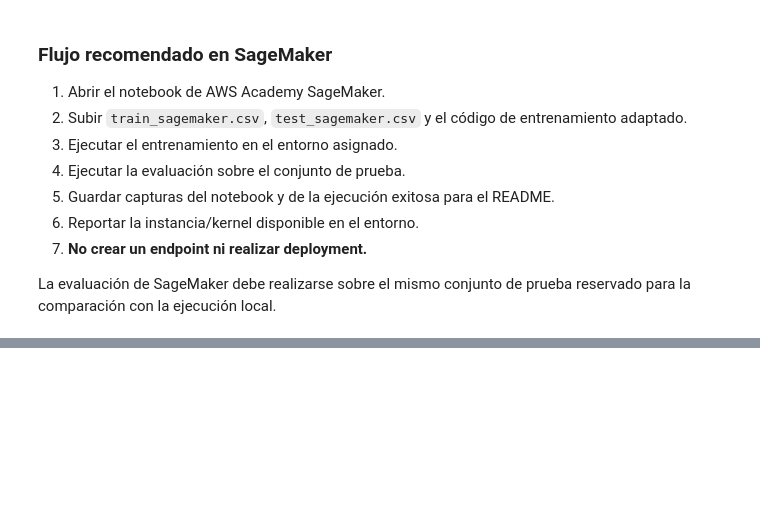
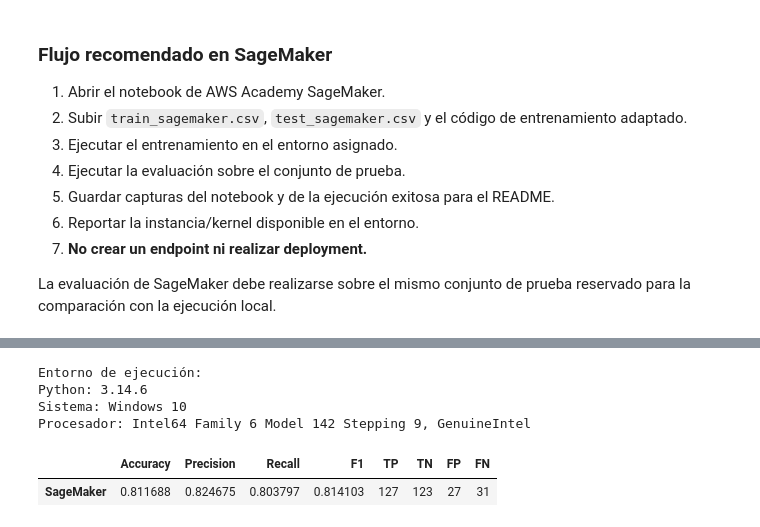
Before and after one commit to Carlos-Avellaneda-2/Heart-Disease-Risk-Prediction, a Jupyter notebook: heart_disease_lr_analysis.ipynb, the cells around one changed output, grey strips where cells are left out. Drawn from its saved outputs; the diff is of its cells as text; code cells hidden in the pictures; blank space fills up the shorter version.

```diff
--- a/heart_disease_lr_analysis.ipynb
+++ b/heart_disease_lr_analysis.ipynb
@@ -856,13 +862,26 @@ El siguiente bloque puede reutilizarse en el notebook de SageMaker después de e
 # %%
-# Ejemplo de evaluación dentro de SageMaker:
-#
-# test_data = pd.read_csv("test_sagemaker.csv", header=None)
-# y_test_sm = test_data.iloc[:, 0].to_numpy(dtype=float)
-# X_test_sm = test_data.iloc[:, 1:].to_numpy(dtype=float)
-#
-# pred_sm = predict(X_test_sm, w, b)
-# sm_metrics = classification_metrics(y_test_sm, pred_sm)
-# print(sm_metrics)
-#
-# Completa este bloque en SageMaker con los pesos obtenidos por el entrenamiento.
+import platform
+import sys
+
+print("Entorno de ejecución:")
+print("Python:", sys.version.split()[0])
+print("Sistema:", platform.system(), platform.release())
+print("Procesador:", platform.processor())
+
+# Evaluación del modelo entrenado en el entorno SageMaker
+sagemaker_test_metrics = evaluate_model(
+    X_test,
+    y_test,
+    w_best,
+    b_best
+)
+
+display(pd.DataFrame([sagemaker_test_metrics], index=["SageMaker"]))
+# %% [output]
+Entorno de ejecución:
+Python: 3.14.6
+Sistema: Windows 10
+Procesador: Intel64 Family 6 Model 142 Stepping 9, GenuineIntel
+|  | Accuracy | Precision | Recall | F1 | TP | TN | FP | FN |
+| SageMaker | 0.811688 | 0.824675 | 0.803797 | 0.814103 | 127 | 123 | 27 | 31 |
 # %% [markdown]
```
Also changed, not shown: parts of 4 cells of this notebook, 4 other files.
